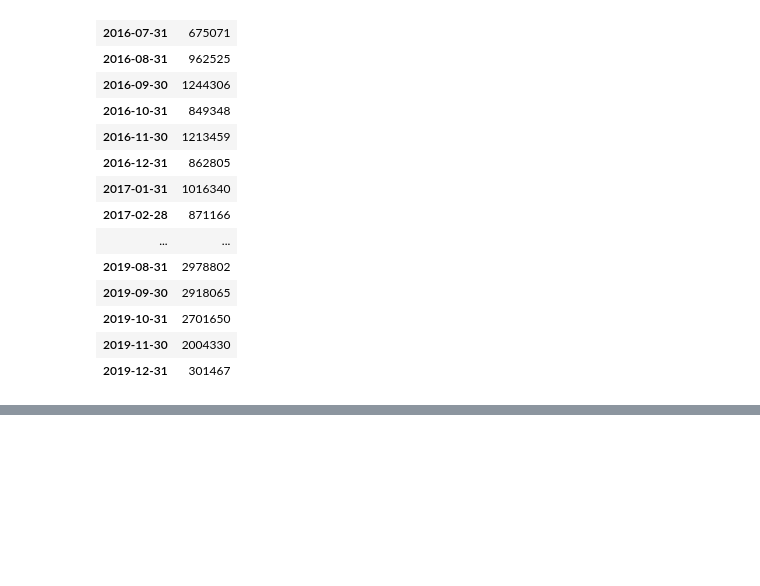
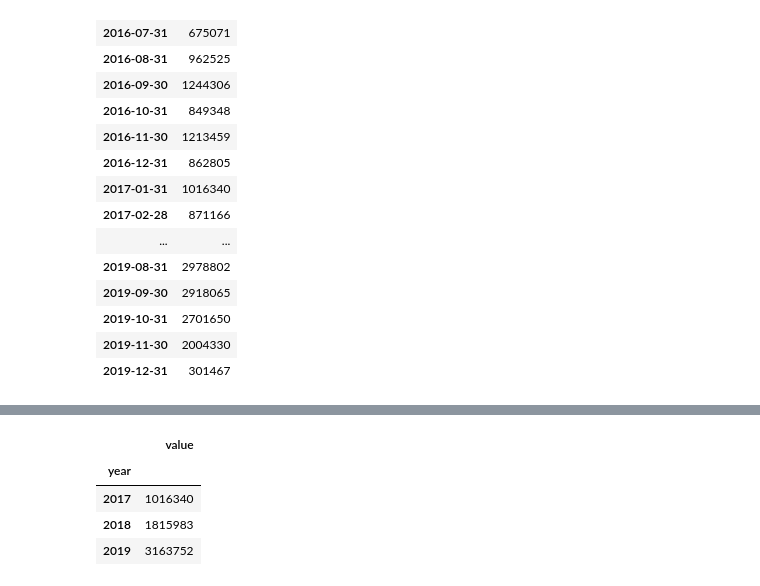
Before and after one commit to jmacdonald2010/page-view-time-series-visualizer, a Jupyter notebook: sketches.ipynb, the cells around one changed output, grey strips where cells are left out. Saved outputs shown, nothing was run; the diff lists cells and outputs as text; code cells hidden in the pictures; blank space fills up the shorter version.

```diff
--- a/sketches.ipynb
+++ b/sketches.ipynb
@@ -69,0 +96,8 @@ df_bar.plot()
+# %%
+df_bar.xs(key=1, level='month')
+# %% [output]
+|  | value |
+| year |  |
+| 2017 | 1016340 |
+| 2018 | 1815983 |
+| 2019 | 3163752 |
```
Also changed, not shown: parts of 8 cells of this notebook, 1 other file.
